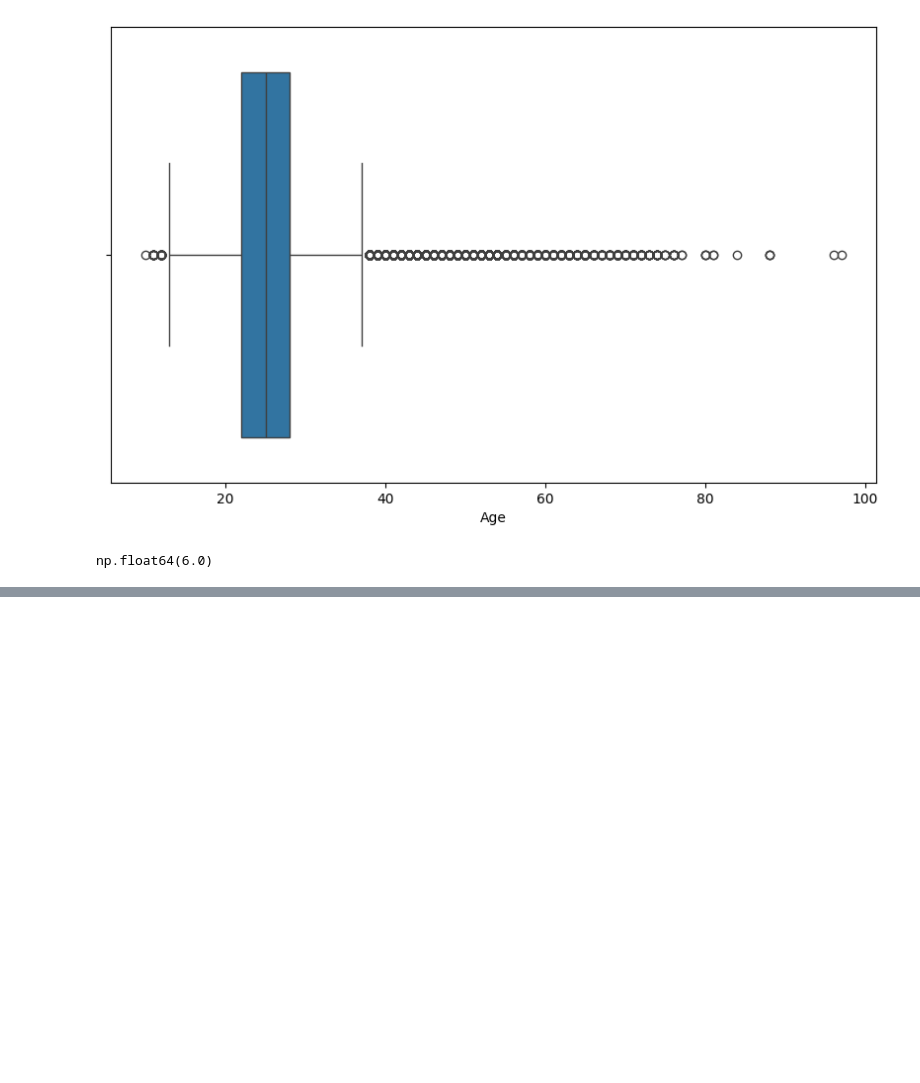
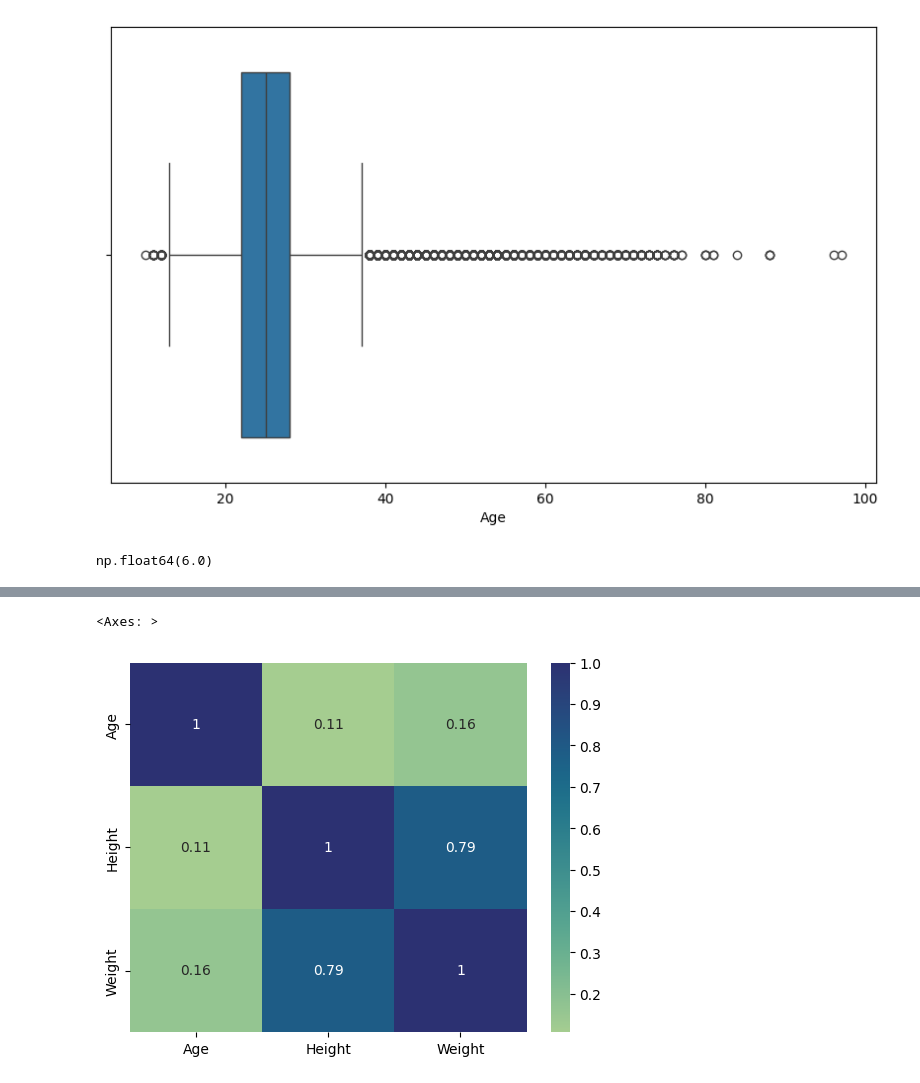
Before and after one commit to LuisOchoa1495/EDA, a Jupyter notebook: olympic.ipynb, the cells around one changed output, grey strips where cells are left out. Cells and saved outputs as stored; diff of their text form; code cells hidden in the pictures; blank space fills up the shorter version.

```diff
--- a/olympic.ipynb
+++ b/olympic.ipynb
@@ -164,0 +304,5 @@ np.float64(6.0)
+# %%
+sns.heatmap(data[["Age","Height","Weight"]].corr(),annot=True,cmap='crest')
+# %% [output]
+<Axes: >
+[figure, added]
```
Also changed, not shown: parts of 26 cells of this notebook.
